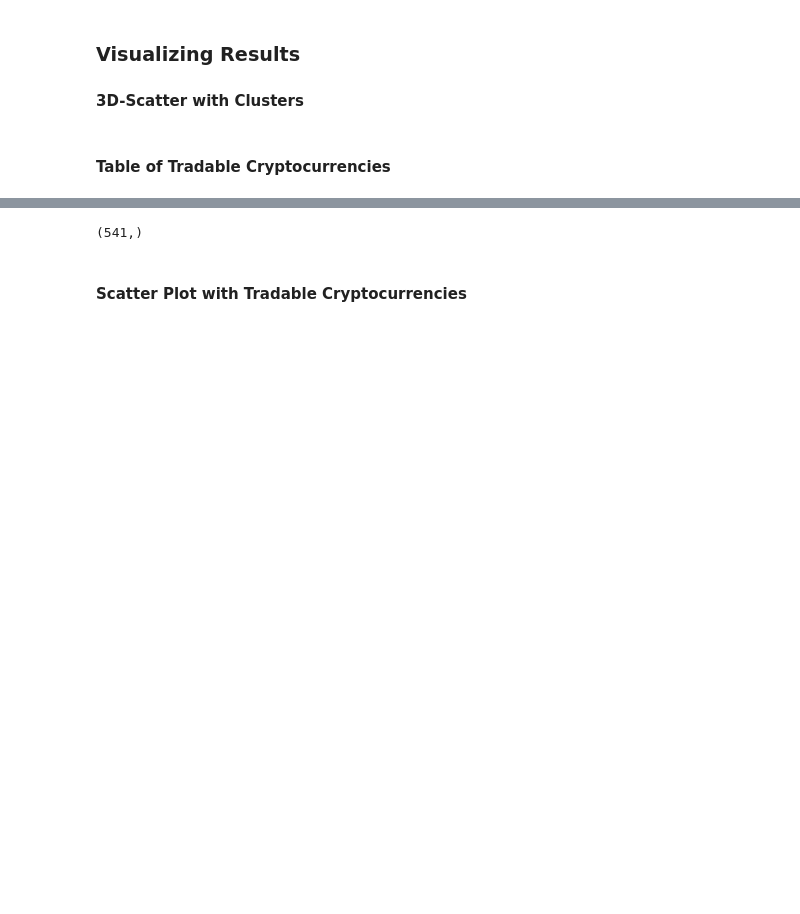
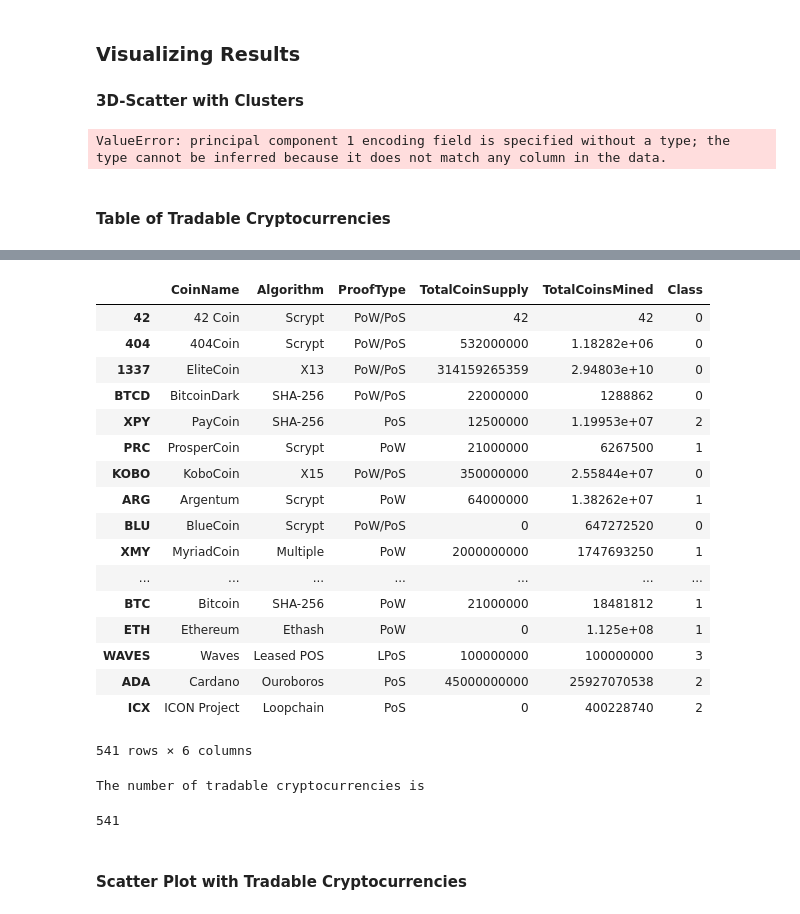
Before and after one commit to NJ1219/AWS-Projects, a Jupyter notebook: ClusteringCrypto Project/Starter_Files/crypto_clustering_sm.ipynb, the cells around one changed output, grey strips where cells are left out. Saved outputs shown, nothing was run; the diff lists cells and outputs as text; code cells hidden in the pictures; blank space fills up the shorter version.

```diff
--- a/ClusteringCrypto Project/Starter_Files/crypto_clustering_sm.ipynb
+++ b/ClusteringCrypto Project/Starter_Files/crypto_clustering_sm.ipynb
@@ -345,22 +350,34 @@ df_clustered.head(20)
 #### 3D-Scatter with Clusters
 # %%
 # Create a 3D-Scatter with the PCA data and the clusters
-fig = px.scatter_3d(
-    df_cluster_pca,
-    x="principal component 1",
-    y="principal component 2",
-    z="principal component 3",
-    color="class",
-    symbol="class",
-    width=800,
-)
-fig.update_layout(legend=dict(x=0, y=1))
-fig.show()
+# fig = px.scatter_3d(
+#     df_cluster_pca,
+#     x="principal component 1",
+#     y="principal component 2",
+#     z="principal component 3",
+#     color="class",
+#     symbol="class",
+#     width=800,
+# )
+# fig.update_layout(legend=dict(x=0, y=1))
+# fig.show()
+
+alt.Chart(df_cluster_pca).mark_circle(size=60).encode(
+
+    x='principal component 1:Q',
+    y='principal component 2:Q',
+    z='principal component 3:Q',
+    color='class:N',
+    shape = "class:N",
+    tooltip=['class', 'principal component 1', 'principal component 2', 'principal component 3']
+).interactive()
+# %% [output]
+ValueError: principal component 1 encoding field is specified without a type; the type cannot be inferred because it does not match any column in the data.
 # %% [markdown]
 #### Table of Tradable Cryptocurrencies
 # %%
 # Table with tradable cryptos
 
-columns = ['CoinName', 'Algorithm', 'ProofType', 'TotalCoinSupply', 'TotalCoinsMined', 'Class']
-df_clustered.hvplot.table(columns,colormap="viridis")
+# columns = ['CoinName', 'Algorithm', 'ProofType', 'TotalCoinSupply', 'TotalCoinsMined', 'Class']
+display(df_clustered[['CoinName', 'Algorithm', 'ProofType', 'TotalCoinSupply', 'TotalCoinsMined', 'Class']])
 # %% [output]
@@ -368,8 +384,28 @@ df_clustered.hvplot.table(columns,colormap="viridis")
+|  | CoinName | Algorithm | ProofType | TotalCoinSupply | TotalCoinsMined | Class |
+| 42 | 42 Coin | Scrypt | PoW/PoS | 42 | 42 | 0 |
+| 404 | 404Coin | Scrypt | PoW/PoS | 532000000 | 1.18282e+06 | 0 |
+| 1337 | EliteCoin | X13 | PoW/PoS | 314159265359 | 2.94803e+10 | 0 |
+| BTCD | BitcoinDark | SHA-256 | PoW/PoS | 22000000 | 1288862 | 0 |
+| XPY | PayCoin | SHA-256 | PoS | 12500000 | 1.19953e+07 | 2 |
+| PRC | ProsperCoin | Scrypt | PoW | 21000000 | 6267500 | 1 |
+| KOBO | KoboCoin | X15 | PoW/PoS | 350000000 | 2.55844e+07 | 0 |
+| ARG | Argentum | Scrypt | PoW | 64000000 | 1.38262e+07 | 1 |
+| BLU | BlueCoin | Scrypt | PoW/PoS | 0 | 647272520 | 0 |
+| XMY | MyriadCoin | Multiple | PoW | 2000000000 | 1747693250 | 1 |
+| ... | ... | ... | ... | ... | ... | ... |
+| BTC | Bitcoin | SHA-256 | PoW | 21000000 | 18481812 | 1 |
+| ETH | Ethereum | Ethash | PoW | 0 | 1.125e+08 | 1 |
+| WAVES | Waves | Leased POS | LPoS | 100000000 | 100000000 | 3 |
+| ADA | Cardano | Ouroboros | PoS | 45000000000 | 25927070538 | 2 |
+| ICX | ICON Project | Loopchain | PoS | 0 | 400228740 | 2 |
+541 rows × 6 columns
 # %%
 # Print the total number of tradable cryptocurrencies
-print(df_clustered["CoinName"].shape)
+print("The number of tradable cryptocurrencies is")
+df_clustered["CoinName"].count()
 # %% [output]
-(541,)
+The number of tradable cryptocurrencies is
+541
 # %% [markdown]
 #### Scatter Plot with Tradable Cryptocurrencies
 # %%
```
Also changed, not shown: parts of 5 cells of this notebook, 1 other file.
